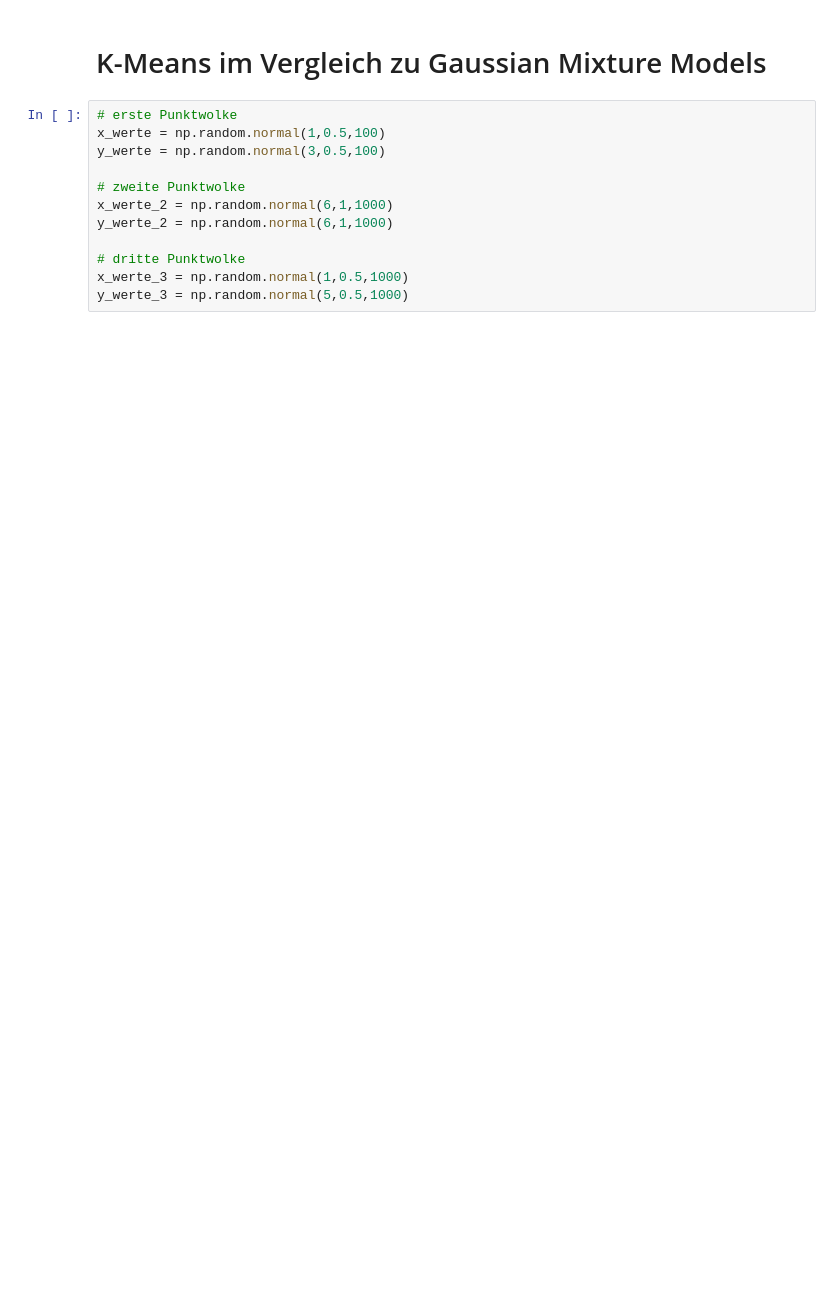
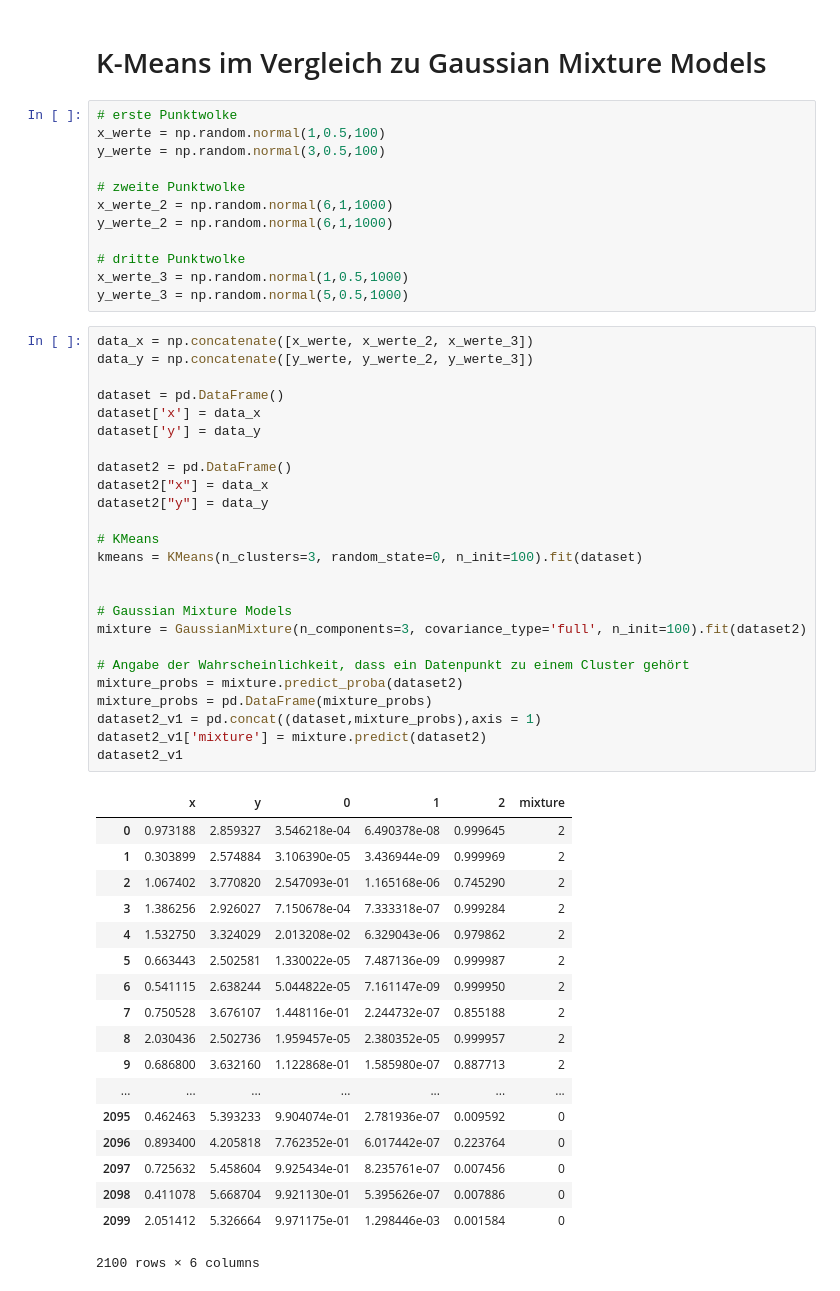
Before and after one commit to tthomik/20180807_descriptive-analysis, a Jupyter notebook: 20180815_soft clustering/tt_Simulation Soft Clustering_Gaussian Mixture Models.ipynb, the cells around one changed output. Drawn from its saved outputs; the diff is of its cells as text; blank space fills up the shorter version.

```diff
--- a/20180815_soft clustering/tt_Simulation Soft Clustering_Gaussian Mixture Models.ipynb
+++ b/20180815_soft clustering/tt_Simulation Soft Clustering_Gaussian Mixture Models.ipynb
@@ -57,4 +57,48 @@ y_werte_2 = np.random.normal(6,1,1000)
 # dritte Punktwolke
 x_werte_3 = np.random.normal(1,0.5,1000)
 y_werte_3 = np.random.normal(5,0.5,1000)
+# %%
+data_x = np.concatenate([x_werte, x_werte_2, x_werte_3])
+data_y = np.concatenate([y_werte, y_werte_2, y_werte_3])
+
+dataset = pd.DataFrame()
+dataset['x'] = data_x
+dataset['y'] = data_y
+
+dataset2 = pd.DataFrame()
+dataset2["x"] = data_x
+dataset2["y"] = data_y
+
+# KMeans
+kmeans = KMeans(n_clusters=3, random_state=0, n_init=100).fit(dataset)
+
+
+# Gaussian Mixture Models
+mixture = GaussianMixture(n_components=3, covariance_type='full', n_init=100).fit(dataset2)
+
+# Angabe der Wahrscheinlichkeit, dass ein Datenpunkt zu einem Cluster gehört
+mixture_probs = mixture.predict_proba(dataset2)
+mixture_probs = pd.DataFrame(mixture_probs)
+dataset2_v1 = pd.concat((dataset,mixture_probs),axis = 1)
+dataset2_v1['mixture'] = mixture.predict(dataset2)
+dataset2_v1
+# %% [output]
+|  | x | y | 0 | 1 | 2 | mixture |
+| 0 | 0.973188 | 2.859327 | 3.546218e-04 | 6.490378e-08 | 0.999645 | 2 |
+| 1 | 0.303899 | 2.574884 | 3.106390e-05 | 3.436944e-09 | 0.999969 | 2 |
+| 2 | 1.067402 | 3.770820 | 2.547093e-01 | 1.165168e-06 | 0.745290 | 2 |
+| 3 | 1.386256 | 2.926027 | 7.150678e-04 | 7.333318e-07 | 0.999284 | 2 |
+| 4 | 1.532750 | 3.324029 | 2.013208e-02 | 6.329043e-06 | 0.979862 | 2 |
+| 5 | 0.663443 | 2.502581 | 1.330022e-05 | 7.487136e-09 | 0.999987 | 2 |
+| 6 | 0.541115 | 2.638244 | 5.044822e-05 | 7.161147e-09 | 0.999950 | 2 |
+| 7 | 0.750528 | 3.676107 | 1.448116e-01 | 2.244732e-07 | 0.855188 | 2 |
+| 8 | 2.030436 | 2.502736 | 1.959457e-05 | 2.380352e-05 | 0.999957 | 2 |
+| 9 | 0.686800 | 3.632160 | 1.122868e-01 | 1.585980e-07 | 0.887713 | 2 |
+| ... | ... | ... | ... | ... | ... | ... |
+| 2095 | 0.462463 | 5.393233 | 9.904074e-01 | 2.781936e-07 | 0.009592 | 0 |
+| 2096 | 0.893400 | 4.205818 | 7.762352e-01 | 6.017442e-07 | 0.223764 | 0 |
+| 2097 | 0.725632 | 5.458604 | 9.925434e-01 | 8.235761e-07 | 0.007456 | 0 |
+| 2098 | 0.411078 | 5.668704 | 9.921130e-01 | 5.395626e-07 | 0.007886 | 0 |
+| 2099 | 2.051412 | 5.326664 | 9.971175e-01 | 1.298446e-03 | 0.001584 | 0 |
+2100 rows × 6 columns
 # %%
```
Also changed, not shown: parts of 5 cells of this notebook, 3 other files.
